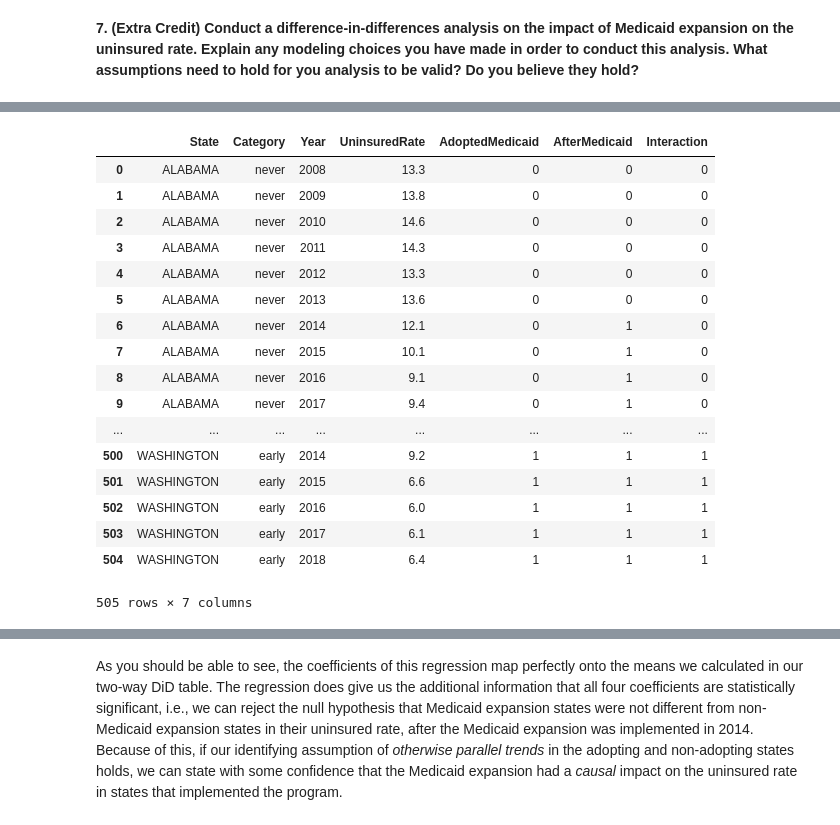
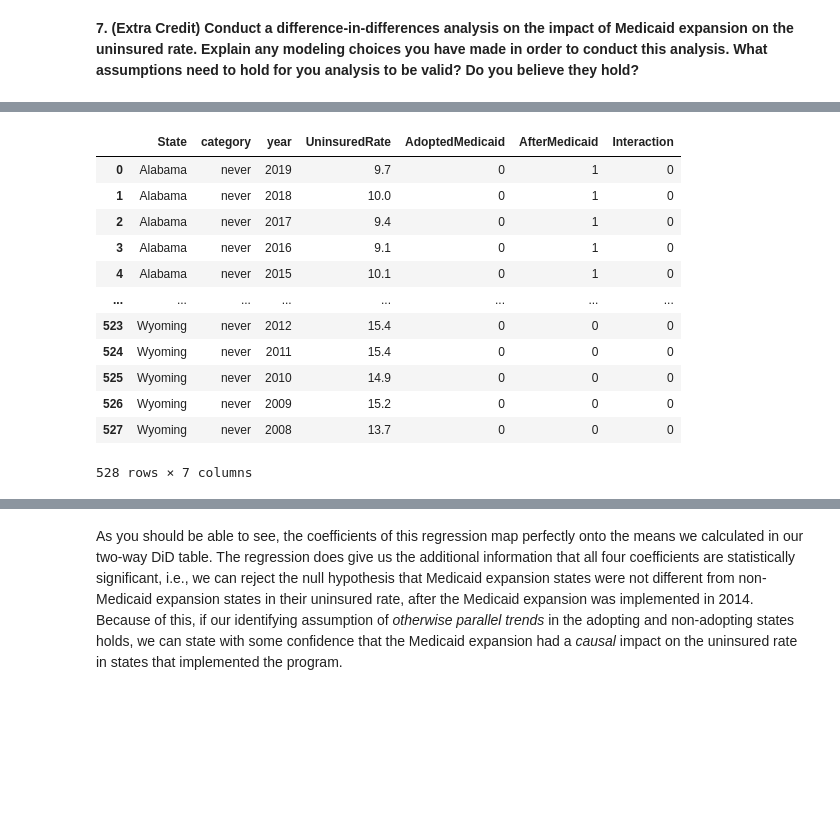
Before and after one commit to akilby/teaching, a Jupyter notebook: MedicaidExpansion/py/MedicaidExpansion.ipynb, the cells around one changed output, grey strips where cells are left out. Saved outputs shown, nothing was run; the diff lists cells and outputs as text; code cells hidden in the pictures; blank space fills up the shorter version.

```diff
--- a/MedicaidExpansion/py/MedicaidExpansion.ipynb
+++ b/MedicaidExpansion/py/MedicaidExpansion.ipynb
@@ -296,0 +219,3 @@ df_use['2017-Percent.1'] = df_use['2017-Percent.1'].astype(float)
+# %%
+df_insurance = df_insurance.reset_index()
+df_insurance
@@ -297,4 +238,4 @@ df_use['2017-Percent.1'] = df_use['2017-Percent.1'].astype(float)
 # %%
-df_uninsured = df_use[df_use['level_1']=='Uninsured']
+df_uninsured = df_insurance[df_insurance['level_1']=='Uninsured']
 df_uninsured
 # %% [output]
@@ -402,2 +318,0 @@ categories
-# %%
-df_analysis_uninsured = pd.merge(df_analysis_uninsured, categories, on = 'Expansion Date')
@@ -521,7 +505,6 @@ I will further group early adopters with 2014 adopters. We know that while they
 We first compare means of each of the two groups, before and after 2014:
 # %%
-df_analysis_uninsured.columns = ['State Name', 'Insurance Status', 2018, 2017, 2016, 2015, 2014, 2013, 2012, 2011, 2010, 2009, 2008, 'State', 'Expansion Date', 'category']
 df_analysis = df_analysis_uninsured[df_analysis_uninsured['category'] != 'late']
-df_analysis = df_analysis[['State', 'category', 2008, 2009, 2010, 2011, 2012, 2013, 2014, 2015, 2016, 2017, 2018]].set_index(['State', 'category']).stack().reset_index()
-df_analysis.columns = ['State', 'Category', 'Year', 'UninsuredRate']
-df_analysis['AdoptedMedicaid'] = (df_analysis['Category'] != 'never') * 1
+df_analysis = df_analysis.drop(columns=['level_0', 'level_1', 'Expansion Date']).set_index(['State', 'category']).stack().reset_index()
+df_analysis.columns = ['State', 'category', 'year', 'UninsuredRate']
+df_analysis['AdoptedMedicaid'] = (df_analysis['category'] != 'never') * 1
@@ -560,28 +559,23 @@ A more advanced approach is to use a regression framework to get the same exact
 
 $Y= β0 + β1*AfterImplementation + β2*HadIntervention + β3*AfterImplementation*HadIntervention +ε$
 # %%
-df_analysis['AfterMedicaid'] = (df_analysis['Year'] >= 2014) * 1
+df_analysis['AfterMedicaid'] = (df_analysis['year'] >= 2014) * 1
 df_analysis['Interaction'] = df_analysis['AdoptedMedicaid'] * df_analysis['AfterMedicaid']
 df_analysis
 # %% [output]
-|  | State | Category | Year | UninsuredRate | AdoptedMedicaid | AfterMedicaid | Interaction |
-| 0 | ALABAMA | never | 2008 | 13.3 | 0 | 0 | 0 |
-| 1 | ALABAMA | never | 2009 | 13.8 | 0 | 0 | 0 |
-| 2 | ALABAMA | never | 2010 | 14.6 | 0 | 0 | 0 |
-| 3 | ALABAMA | never | 2011 | 14.3 | 0 | 0 | 0 |
-| 4 | ALABAMA | never | 2012 | 13.3 | 0 | 0 | 0 |
-| 5 | ALABAMA | never | 2013 | 13.6 | 0 | 0 | 0 |
-| 6 | ALABAMA | never | 2014 | 12.1 | 0 | 1 | 0 |
-| 7 | ALABAMA | never | 2015 | 10.1 | 0 | 1 | 0 |
-| 8 | ALABAMA | never | 2016 | 9.1 | 0 | 1 | 0 |
-| 9 | ALABAMA | never | 2017 | 9.4 | 0 | 1 | 0 |
+|  | State | category | year | UninsuredRate | AdoptedMedicaid | AfterMedicaid | Interaction |
+| 0 | Alabama | never | 2019 | 9.7 | 0 | 1 | 0 |
+| 1 | Alabama | never | 2018 | 10.0 | 0 | 1 | 0 |
+| 2 | Alabama | never | 2017 | 9.4 | 0 | 1 | 0 |
+| 3 | Alabama | never | 2016 | 9.1 | 0 | 1 | 0 |
+| 4 | Alabama | never | 2015 | 10.1 | 0 | 1 | 0 |
 | ... | ... | ... | ... | ... | ... | ... | ... |
-| 500 | WASHINGTON | early | 2014 | 9.2 | 1 | 1 | 1 |
-| 501 | WASHINGTON | early | 2015 | 6.6 | 1 | 1 | 1 |
-| 502 | WASHINGTON | early | 2016 | 6.0 | 1 | 1 | 1 |
-| 503 | WASHINGTON | early | 2017 | 6.1 | 1 | 1 | 1 |
-| 504 | WASHINGTON | early | 2018 | 6.4 | 1 | 1 | 1 |
+| 523 | Wyoming | never | 2012 | 15.4 | 0 | 0 | 0 |
+| 524 | Wyoming | never | 2011 | 15.4 | 0 | 0 | 0 |
+| 525 | Wyoming | never | 2010 | 14.9 | 0 | 0 | 0 |
+| 526 | Wyoming | never | 2009 | 15.2 | 0 | 0 | 0 |
+| 527 | Wyoming | never | 2008 | 13.7 | 0 | 0 | 0 |
-505 rows × 7 columns
+528 rows × 7 columns
 # %%
 model = ols("UninsuredRate ~ AdoptedMedicaid + AfterMedicaid + Interaction", df_analysis).fit()
 print(model.summary())
```
Also changed, not shown: parts of 46 cells of this notebook, 26 other files.
